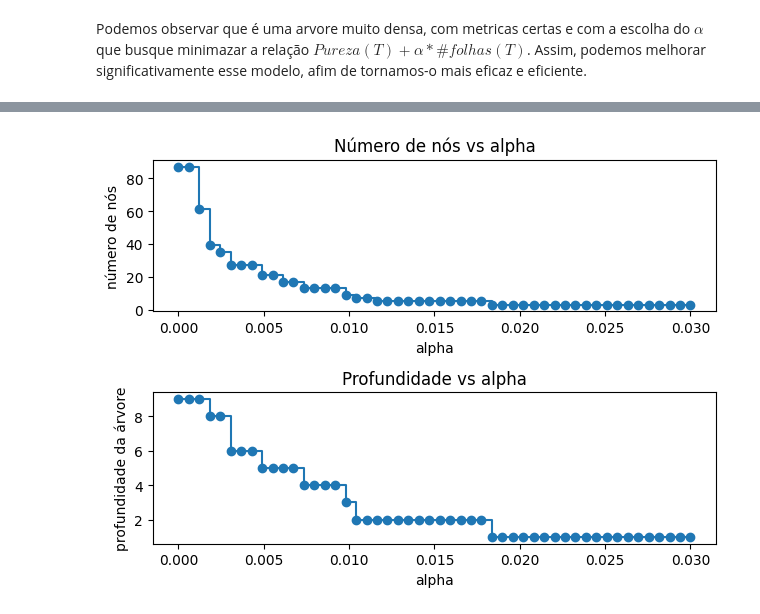
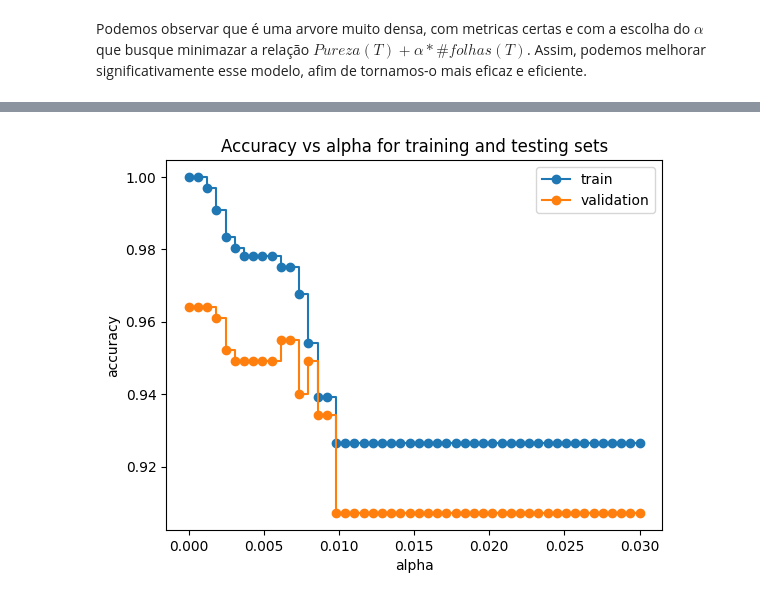
Before and after one commit to JonasFOliveira/ML-Final-Project, a Jupyter notebook: relatorio.ipynb, the cells around one changed output, grey strips where cells are left out. Saved outputs shown, nothing was run; the diff lists cells and outputs as text; code cells hidden in the pictures.

```diff
--- a/relatorio.ipynb
+++ b/relatorio.ipynb
@@ -429,23 +415,22 @@ fig.show()
 # %%
 alphas = np.linspace(0, 0.03, 50)
 models_data = []
 
 for ccp_alpha in alphas:
-    tree_class = DecisionTreeClassifier(random_state=0, ccp_alpha=ccp_alpha)
+    tree_class = DecisionTreeClassifier(random_state=RANDOM_SEED, ccp_alpha=ccp_alpha)
     tree_class.fit(X_train, y_train)
     models_data.append(tree_class)
 
-node_counts = [clf.tree_.node_count for clf in models_data]
-depth = [clf.tree_.max_depth for clf in models_data]
-fig, ax = plt.subplots(2, 1)
-ax[0].plot(alphas, node_counts, marker="o", drawstyle="steps-post")
-ax[0].set_xlabel("alpha")
-ax[0].set_ylabel("número de nós")
-ax[0].set_title("Número de nós vs alpha")
-ax[1].plot(alphas, depth, marker="o", drawstyle="steps-post")
-ax[1].set_xlabel("alpha")
-ax[1].set_ylabel("profundidade da árvore")
-ax[1].set_title("Profundidade vs alpha")
-fig.tight_layout()
+train_scores = [clf.score(X_train, y_train) for clf in models_data]
+val_scores = [clf.score(X_val, y_val) for clf in models_data]
+
+fig, ax = plt.subplots()
+ax.set_xlabel("alpha")
+ax.set_ylabel("accuracy")
+ax.set_title("Accuracy vs alpha for training and testing sets")
+ax.plot(alphas, train_scores, marker="o", label="train", drawstyle="steps-post")
+ax.plot(alphas, val_scores, marker="o", label="validation", drawstyle="steps-post")
+ax.legend()
+plt.show()
 # %% [output]
-[figure, old version]
+[figure, new version]
```
Also changed, not shown: parts of 12 cells of this notebook.
